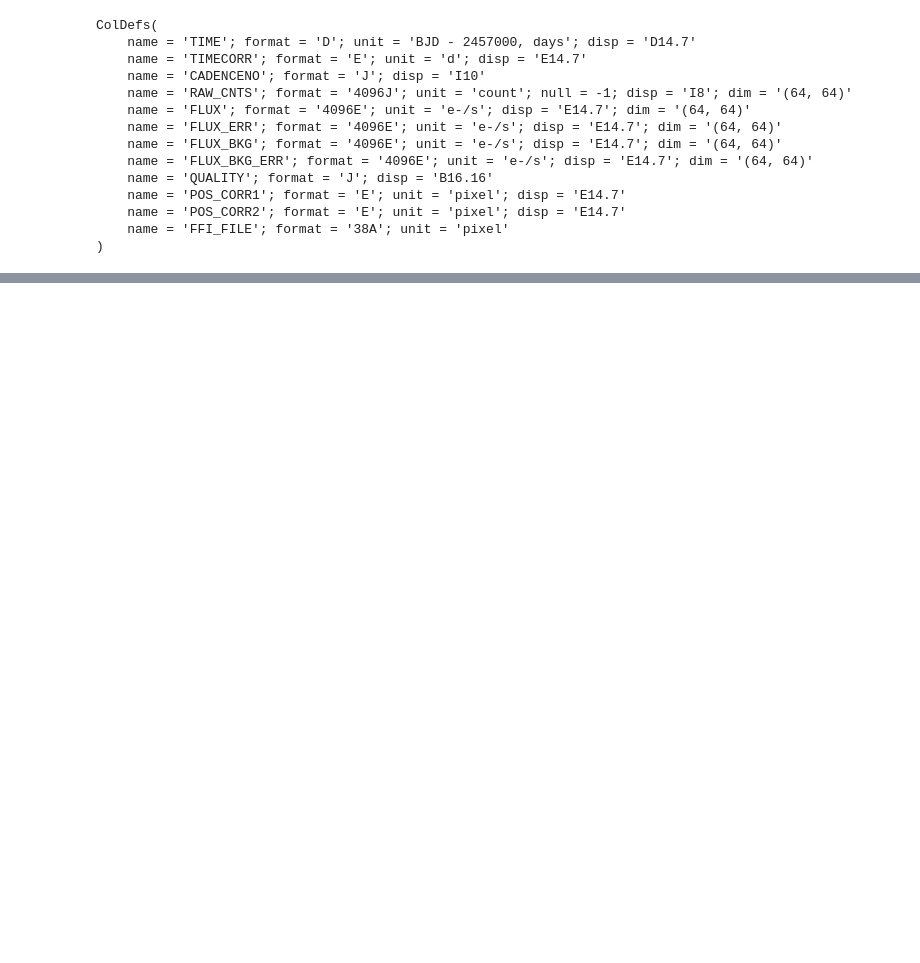
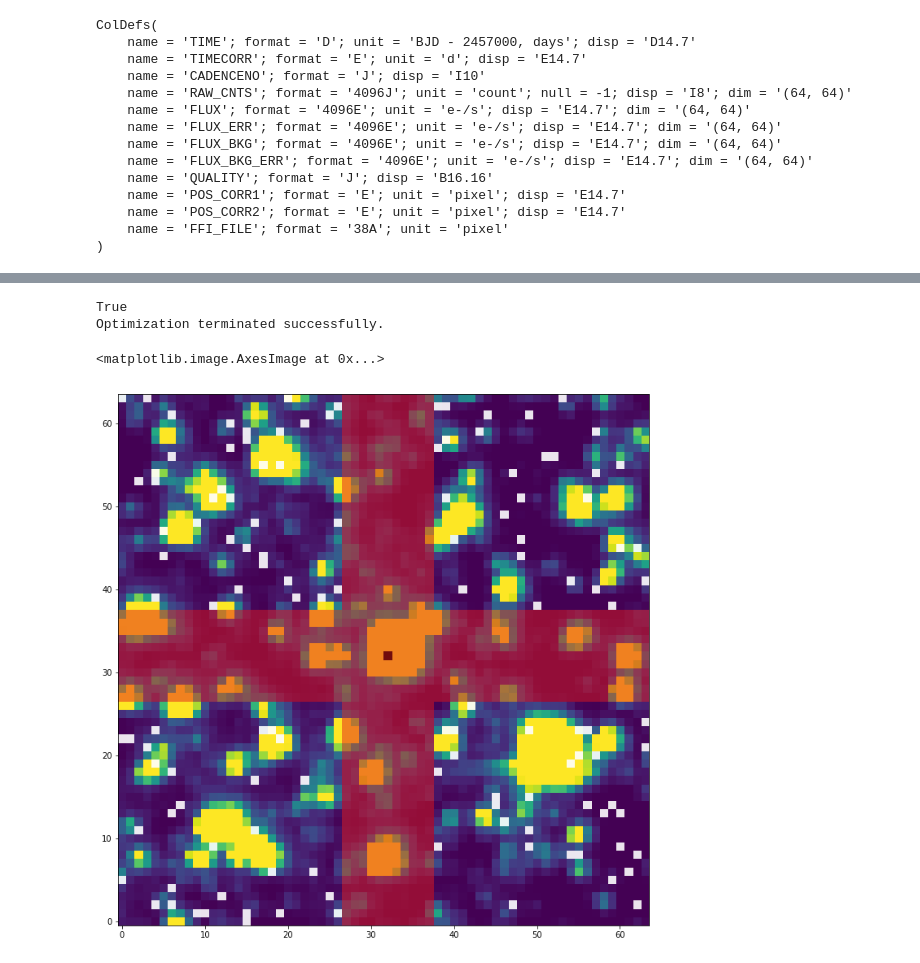
Before and after one commit to soichiro-hattori/unpopular, a Jupyter notebook: naive_cpm.ipynb, the cells around one changed output, grey strips where cells are left out. Saved outputs shown, nothing was run; the diff lists cells and outputs as text; code cells hidden in the pictures; blank space fills up the shorter version.

```diff
--- a/naive_cpm.ipynb
+++ b/naive_cpm.ipynb
@@ -78,0 +228,37 @@ chosen_err = im_err[valid_pixels.T[0], valid_pixels.T[1]]
+# %%
+cpm = CPM(fits_file)
+cpm.set_target(32, 32)
+cpm.set_exclusion(5, method="cross")
+cpm.set_predictor_pixels(128, method="random", seed=2)
+cpm.fit()
+# cpm.predictor_pixels_fluxes.shape
+
+# print(cpm.target_fluxes.shape)
+# t1 = cpm.predictor_pixels_fluxes[:, 0]
+# t2 = cpm.im_fluxes[:, 12, 40]
+# print(t1 == t2)
+
+# cpm.predictor_pixels_fluxes[:, 0].shape
+# cpm.predictor_pixels_locations[0]
+# one = cpm.im_fluxes[:, [12], [40]]
+# two = cpm.im_fluxes[:, [12, 13], [40, 40]]
+
+# print(one[:, 0].shape)
+# print(two)
+# print(two[:, 0].shape)
+# print(np.all(one[:, 0] == two[:, 0]))
+# # cpm.im_fluxes[:, tuple(cpm.predictor_pixels_locations[0])].shape
+# %% [output]
+True
+Optimization terminated successfully.
+# %%
+plt.figure(figsize=(12, 12))
+first_image = cpm.im_fluxes[0,:,:]
+plt.imshow(first_image, origin="lower",
+           vmin=np.percentile(first_image, 10), vmax=np.percentile(first_image, 90))
+plt.imshow(cpm.target_pixel_mask, origin="lower", cmap="binary_r", alpha=1.0)
+plt.imshow(cpm.excluded_pixels_mask, origin="lower", cmap="Set1", alpha=0.5)
+plt.imshow(cpm.predictor_pixels_mask, origin="lower", cmap="binary", alpha=0.9)
+# %% [output]
+<matplotlib.image.AxesImage at 0x...>
+[figure, added]
```
Also changed, not shown: parts of 24 cells of this notebook, 1 other file.
